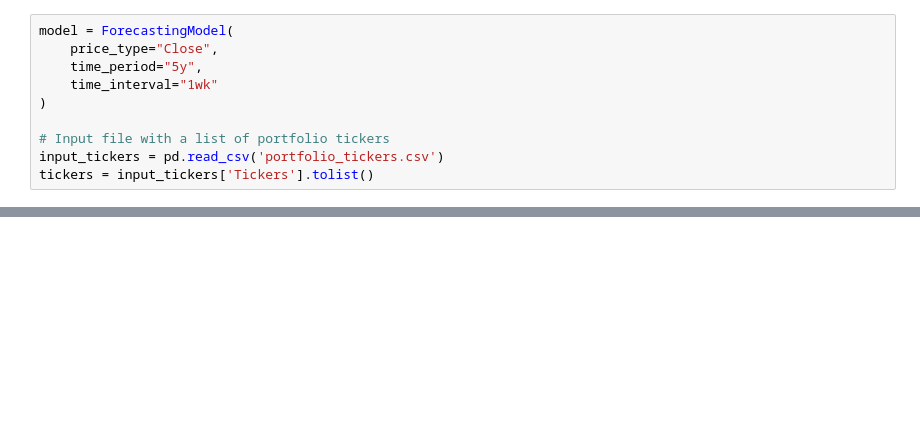
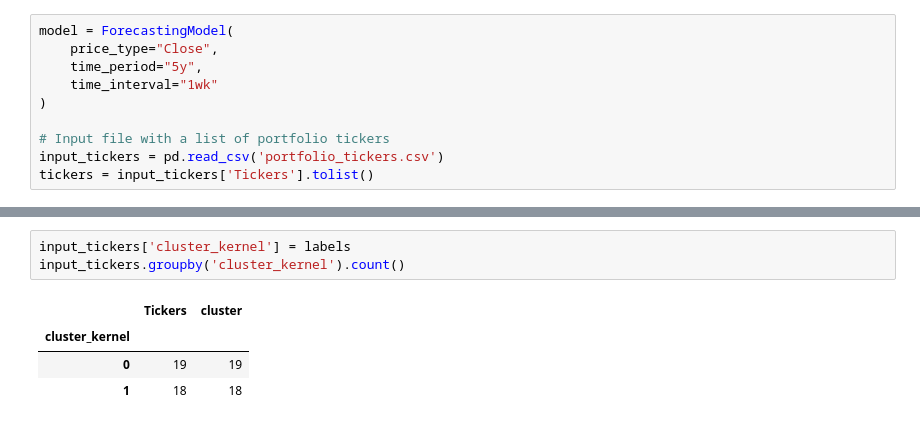
Before and after one commit to sienlonglim/financial_analysis_forecasting, a Jupyter notebook: timeseries_clustering.ipynb, the cells around one changed output, grey strips where cells are left out. Drawn from its saved outputs; the diff is of its cells as text; blank space fills up the shorter version.

```diff
--- a/timeseries_clustering.ipynb
+++ b/timeseries_clustering.ipynb
@@ -71,0 +124,8 @@ for idx, cluster in enumerate(ts_kmeans_model.cluster_centers_):
+# %%
+input_tickers['cluster_kernel'] = labels
+input_tickers.groupby('cluster_kernel').count()
+# %% [output]
+|  | Tickers | cluster |
+| cluster_kernel |  |  |
+| 0 | 19 | 19 |
+| 1 | 18 | 18 |
```
Also changed, not shown: parts of 10 cells of this notebook.
